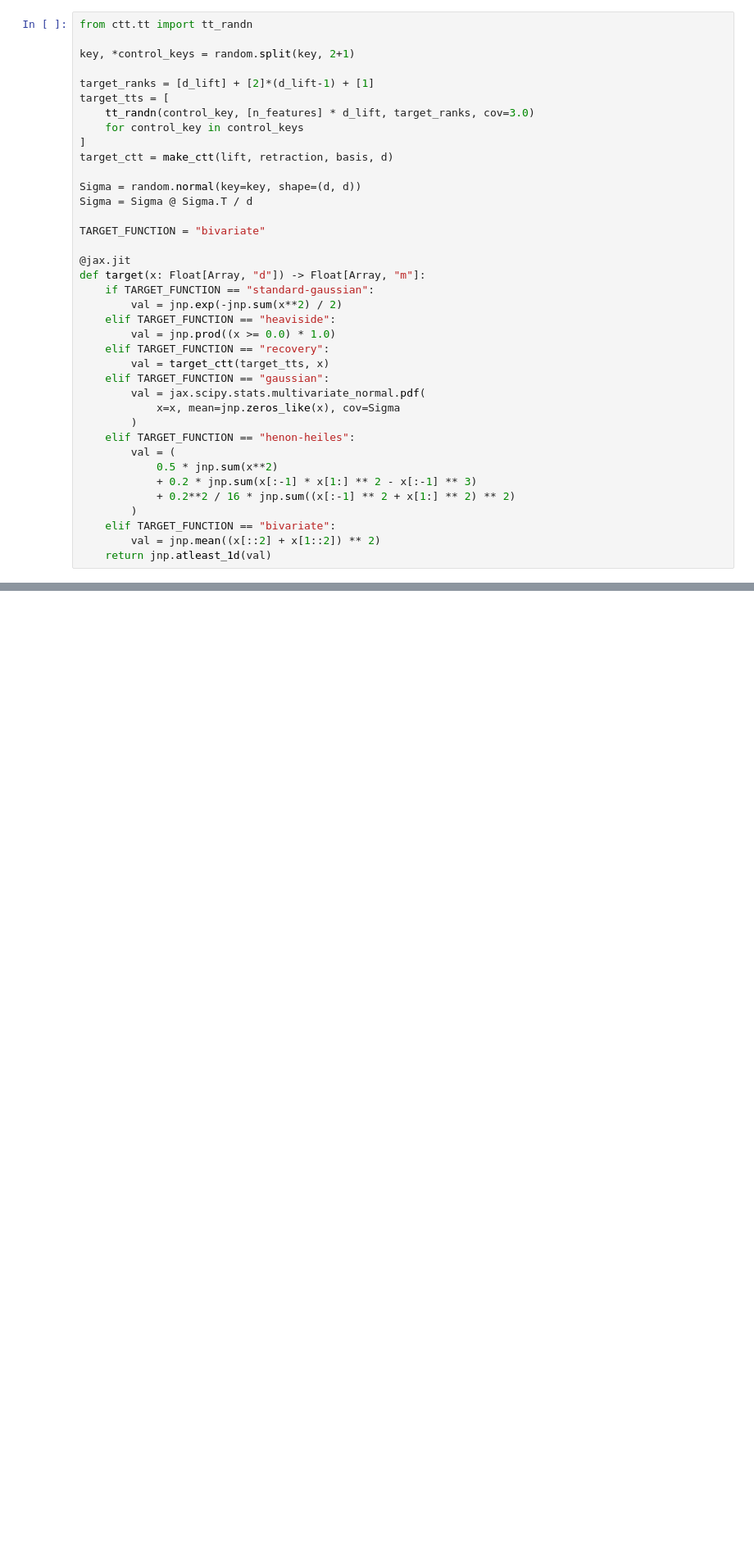
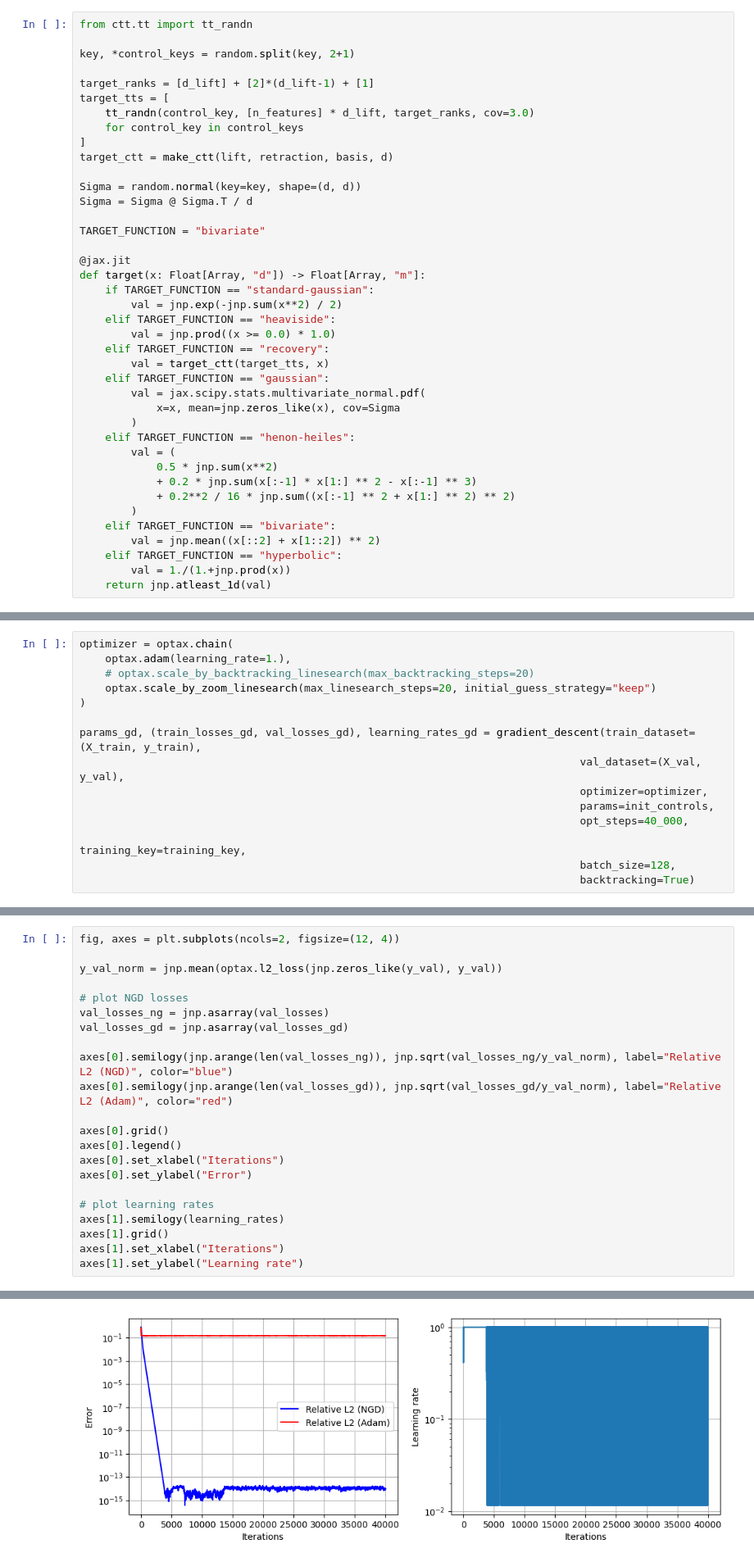
Before and after one commit to chmda/ctt, a Jupyter notebook: notebooks/ngd.ipynb, the cells around one changed output, grey strips where cells are left out. Shown: that part at 82% size. Saved outputs shown, nothing was run; the diff lists cells and outputs as text; blank space fills up the shorter version.

```diff
--- a/notebooks/ngd.ipynb
+++ b/notebooks/ngd.ipynb
@@ -69,6 +69,8 @@ def target(x: Float[Array, "d"]) -> Float[Array, "m"]:
         )
     elif TARGET_FUNCTION == "bivariate":
         val = jnp.mean((x[::2] + x[1::2]) ** 2)
+    elif TARGET_FUNCTION == "hyperbolic":
+        val = 1./(1.+jnp.prod(x))
     return jnp.atleast_1d(val)
 # %%
 from ctt.tt import validate_ranks
@@ -269,0 +320,15 @@ Text(0, 0.5, 'Learning rate')
+# %%
+optimizer = optax.chain(
+    optax.adam(learning_rate=1.),
+    # optax.scale_by_backtracking_linesearch(max_backtracking_steps=20)
+    optax.scale_by_zoom_linesearch(max_linesearch_steps=20, initial_guess_strategy="keep")
+)
+
+params_gd, (train_losses_gd, val_losses_gd), learning_rates_gd = gradient_descent(train_dataset=(X_train, y_train),
+                                                                              val_dataset=(X_val, y_val),
+                                                                              optimizer=optimizer,
+                                                                              params=init_controls,
+                                                                              opt_steps=40_000,
+                                                                              training_key=training_key,
+                                                                              batch_size=128,
+                                                                              backtracking=True)
@@ -269,0 +353,23 @@ Text(0, 0.5, 'Learning rate')
+# %%
+fig, axes = plt.subplots(ncols=2, figsize=(12, 4))
+
+y_val_norm = jnp.mean(optax.l2_loss(jnp.zeros_like(y_val), y_val))
+
+# plot NGD losses
+val_losses_ng = jnp.asarray(val_losses)
+val_losses_gd = jnp.asarray(val_losses_gd)
+
+axes[0].semilogy(jnp.arange(len(val_losses_ng)), jnp.sqrt(val_losses_ng/y_val_norm), label="Relative L2 (NGD)", color="blue")
+axes[0].semilogy(jnp.arange(len(val_losses_gd)), jnp.sqrt(val_losses_gd/y_val_norm), label="Relative L2 (Adam)", color="red")
+
+axes[0].grid()
+axes[0].legend()
+axes[0].set_xlabel("Iterations")
+axes[0].set_ylabel("Error")
+
+# plot learning rates
+axes[1].semilogy(learning_rates)
+axes[1].grid()
+axes[1].set_xlabel("Iterations")
+axes[1].set_ylabel("Learning rate")
+# %% [output]
@@ -269,0 +377 @@ Text(0, 0.5, 'Learning rate')
+[figure, added]
```
Also changed, not shown: parts of 10 cells of this notebook, 8 other files.
